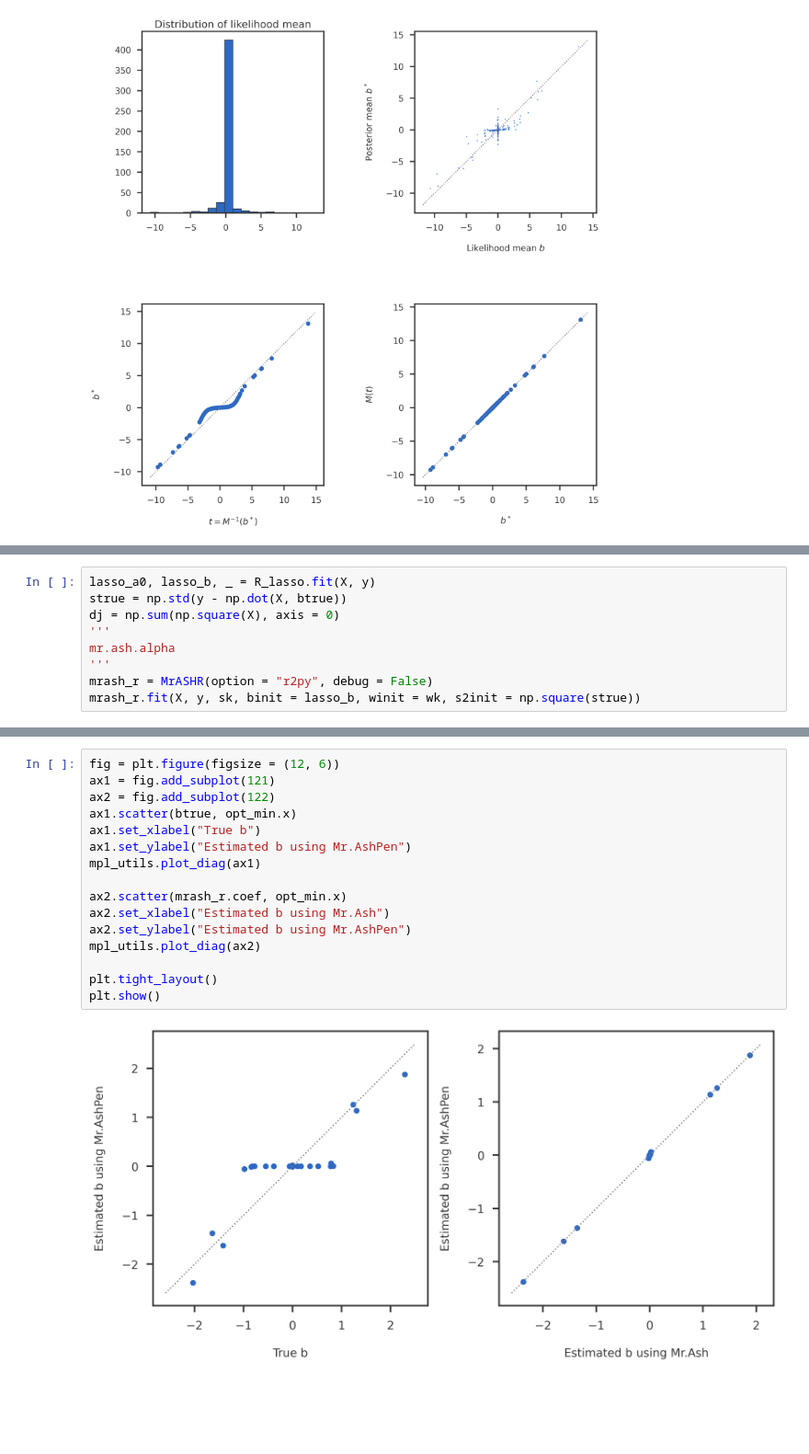
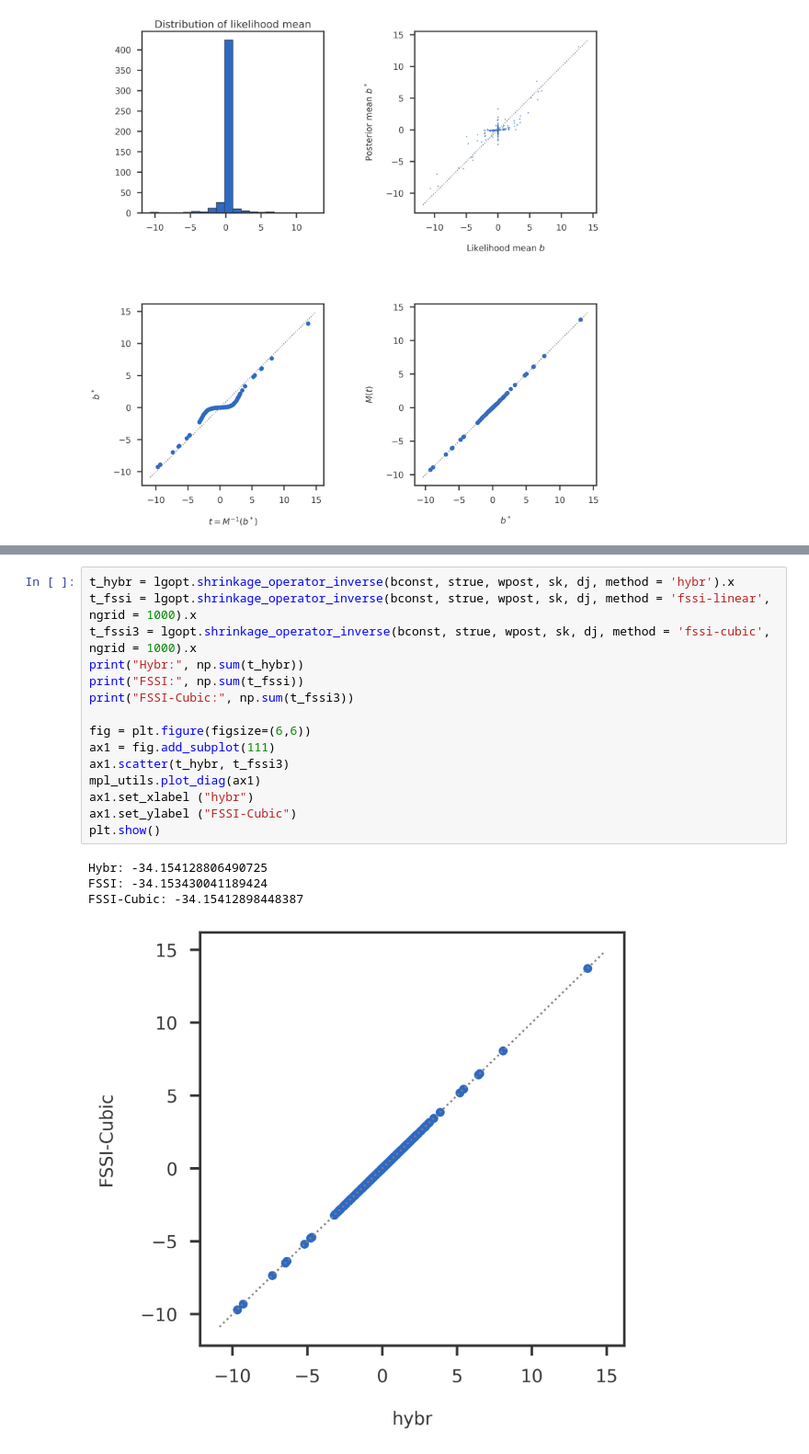
Before and after one commit to banskt/mr-ash-pen-workspace, a Jupyter notebook: notebooks/penalty_optimization/optimization_using_inverse.ipynb, the cells around one changed output, grey strips where cells are left out. Shown at 92% size. Cells and saved outputs as stored; diff of their text form; blank space fills up the shorter version.

Commit message:
rho(b) optimization using inverse

```diff
--- a/notebooks/penalty_optimization/optimization_using_inverse.ipynb
+++ b/notebooks/penalty_optimization/optimization_using_inverse.ipynb
@@ -411,9 +232,0 @@ wk, sk = initialize_ash_prior(k, scale = 2)
-# %%
-lasso_a0, lasso_b, _ = R_lasso.fit(X, y)
-strue = np.std(y - np.dot(X, btrue))
-dj = np.sum(np.square(X), axis = 0)
-'''
-mr.ash.alpha
-'''
-mrash_r = MrASHR(option = "r2py", debug = False)
-mrash_r.fit(X, y, sk, binit = lasso_b, winit = wk, s2init = np.square(strue))
@@ -479,18 +233,20 @@ STOP: TOTAL NO. of ITERATIONS REACHED LIMIT
-# %%
-fig = plt.figure(figsize = (12, 6))
-ax1 = fig.add_subplot(121)
-ax2 = fig.add_subplot(122)
-ax1.scatter(btrue, opt_min.x)
-ax1.set_xlabel("True b")
-ax1.set_ylabel("Estimated b using Mr.AshPen")
-mpl_utils.plot_diag(ax1)
-
-ax2.scatter(mrash_r.coef, opt_min.x)
-ax2.set_xlabel("Estimated b using Mr.Ash")
-ax2.set_ylabel("Estimated b using Mr.AshPen")
-mpl_utils.plot_diag(ax2)
-
-plt.tight_layout()
-plt.show()
-# %% [output]
-[figure, removed]
+# %%
+t_hybr = lgopt.shrinkage_operator_inverse(bconst, strue, wpost, sk, dj, method = 'hybr').x
+t_fssi = lgopt.shrinkage_operator_inverse(bconst, strue, wpost, sk, dj, method = 'fssi-linear', ngrid = 1000).x
+t_fssi3 = lgopt.shrinkage_operator_inverse(bconst, strue, wpost, sk, dj, method = 'fssi-cubic', ngrid = 1000).x
+print("Hybr:", np.sum(t_hybr))
+print("FSSI:", np.sum(t_fssi))
+print("FSSI-Cubic:", np.sum(t_fssi3))
+
+fig = plt.figure(figsize=(6,6))
+ax1 = fig.add_subplot(111)
+ax1.scatter(t_hybr, t_fssi3)
+mpl_utils.plot_diag(ax1)
+ax1.set_xlabel ("hybr")
+ax1.set_ylabel ("FSSI-Cubic")
+plt.show()
+# %% [output]
+Hybr: -34.154128806490725
+FSSI: -34.153430041189424
+FSSI-Cubic: -34.15412898448387
+[figure, added]
```
Also changed, not shown: parts of 29 cells of this notebook, 4 other files.
